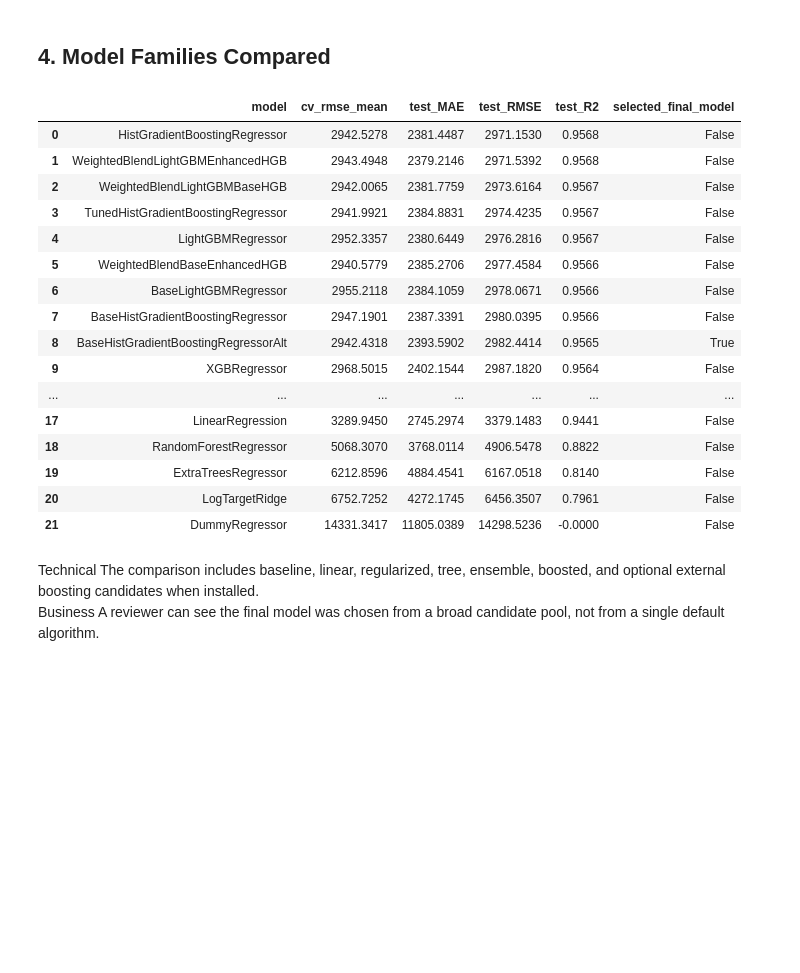
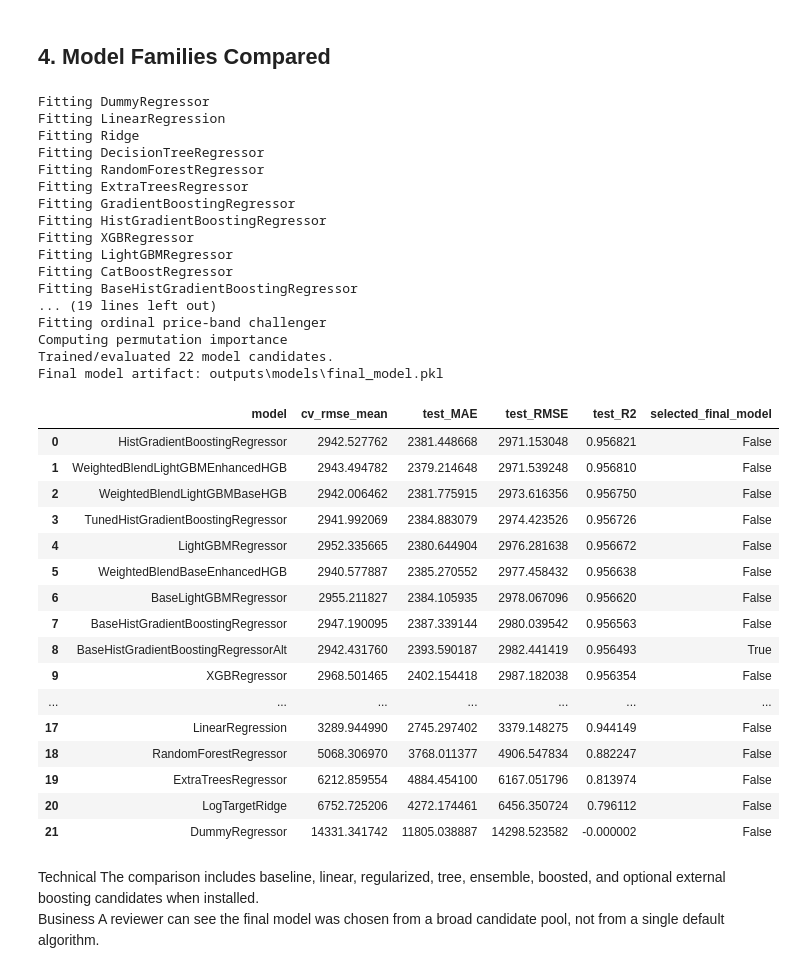
Before and after one commit to gunjan075/gl-capstone, a Jupyter notebook: notebooks/02_milestone2_modeling.ipynb, the cells around one changed output. Drawn from its saved outputs; the diff is of its cells as text; code cells hidden in the pictures; blank space fills up the shorter version.

```diff
--- a/notebooks/02_milestone2_modeling.ipynb
+++ b/notebooks/02_milestone2_modeling.ipynb
@@ -3438,26 +2361,48 @@ Matches saved target_band_split_check.csv: True
 # %% [markdown]
 ## 4. Model Families Compared
 # %%
-metrics = pd.read_csv(MODEL_DIR / "model_metrics.csv")
+model_results = build_models(raw_df)
+metrics = model_results["metrics"].copy()
+model_figures = model_results.get("model_figures", {})
+
+print(f"Trained/evaluated {len(metrics)} model candidates.")
+print(f"Final model artifact: {model_results['final_model_path'].relative_to(ROOT)}")
 metrics[["model", "cv_rmse_mean", "test_MAE", "test_RMSE", "test_R2", "selected_final_model"]]
 # %% [output]
+Fitting DummyRegressor
+Fitting LinearRegression
+Fitting Ridge
+Fitting DecisionTreeRegressor
+Fitting RandomForestRegressor
+Fitting ExtraTreesRegressor
+Fitting GradientBoostingRegressor
+Fitting HistGradientBoostingRegressor
+Fitting XGBRegressor
+Fitting LightGBMRegressor
+Fitting CatBoostRegressor
+Fitting BaseHistGradientBoostingRegressor
+... (19 lines left out)
+Fitting ordinal price-band challenger
+Computing permutation importance
+Trained/evaluated 22 model candidates.
+Final model artifact: outputs\models\final_model.pkl
 |  | model | cv_rmse_mean | test_MAE | test_RMSE | test_R2 | selected_final_model |
-| 0 | HistGradientBoostingRegressor | 2942.5278 | 2381.4487 | 2971.1530 | 0.9568 | False |
-| 1 | WeightedBlendLightGBMEnhancedHGB | 2943.4948 | 2379.2146 | 2971.5392 | 0.9568 | False |
-| 2 | WeightedBlendLightGBMBaseHGB | 2942.0065 | 2381.7759 | 2973.6164 | 0.9567 | False |
-| 3 | TunedHistGradientBoostingRegressor | 2941.9921 | 2384.8831 | 2974.4235 | 0.9567 | False |
-| 4 | LightGBMRegressor | 2952.3357 | 2380.6449 | 2976.2816 | 0.9567 | False |
-| 5 | WeightedBlendBaseEnhancedHGB | 2940.5779 | 2385.2706 | 2977.4584 | 0.9566 | False |
-| 6 | BaseLightGBMRegressor | 2955.2118 | 2384.1059 | 2978.0671 | 0.9566 | False |
-| 7 | BaseHistGradientBoostingRegressor | 2947.1901 | 2387.3391 | 2980.0395 | 0.9566 | False |
-| 8 | BaseHistGradientBoostingRegressorAlt | 2942.4318 | 2393.5902 | 2982.4414 | 0.9565 | True |
-| 9 | XGBRegressor | 2968.5015 | 2402.1544 | 2987.1820 | 0.9564 | False |
+| 0 | HistGradientBoostingRegressor | 2942.527762 | 2381.448668 | 2971.153048 | 0.956821 | False |
+| 1 | WeightedBlendLightGBMEnhancedHGB | 2943.494782 | 2379.214648 | 2971.539248 | 0.956810 | False |
+| 2 | WeightedBlendLightGBMBaseHGB | 2942.006462 | 2381.775915 | 2973.616356 | 0.956750 | False |
+| 3 | TunedHistGradientBoostingRegressor | 2941.992069 | 2384.883079 | 2974.423526 | 0.956726 | False |
+| 4 | LightGBMRegressor | 2952.335665 | 2380.644904 | 2976.281638 | 0.956672 | False |
+| 5 | WeightedBlendBaseEnhancedHGB | 2940.577887 | 2385.270552 | 2977.458432 | 0.956638 | False |
+| 6 | BaseLightGBMRegressor | 2955.211827 | 2384.105935 | 2978.067096 | 0.956620 | False |
+| 7 | BaseHistGradientBoostingRegressor | 2947.190095 | 2387.339144 | 2980.039542 | 0.956563 | False |
+| 8 | BaseHistGradientBoostingRegressorAlt | 2942.431760 | 2393.590187 | 2982.441419 | 0.956493 | True |
+| 9 | XGBRegressor | 2968.501465 | 2402.154418 | 2987.182038 | 0.956354 | False |
 | ... | ... | ... | ... | ... | ... | ... |
-| 17 | LinearRegression | 3289.9450 | 2745.2974 | 3379.1483 | 0.9441 | False |
-| 18 | RandomForestRegressor | 5068.3070 | 3768.0114 | 4906.5478 | 0.8822 | False |
-| 19 | ExtraTreesRegressor | 6212.8596 | 4884.4541 | 6167.0518 | 0.8140 | False |
-| 20 | LogTargetRidge | 6752.7252 | 4272.1745 | 6456.3507 | 0.7961 | False |
-| 21 | DummyRegressor | 14331.3417 | 11805.0389 | 14298.5236 | -0.0000 | False |
+| 17 | LinearRegression | 3289.944990 | 2745.297402 | 3379.148275 | 0.944149 | False |
+| 18 | RandomForestRegressor | 5068.306970 | 3768.011377 | 4906.547834 | 0.882247 | False |
+| 19 | ExtraTreesRegressor | 6212.859554 | 4884.454100 | 6167.051796 | 0.813974 | False |
+| 20 | LogTargetRidge | 6752.725206 | 4272.174461 | 6456.350724 | 0.796112 | False |
+| 21 | DummyRegressor | 14331.341742 | 11805.038887 | 14298.523582 | -0.000002 | False |
 # %% [markdown]
 <div class="insight-card">
     <div class="insight-row">
```
Also changed, not shown: parts of 13 cells of this notebook, 3 other files.
